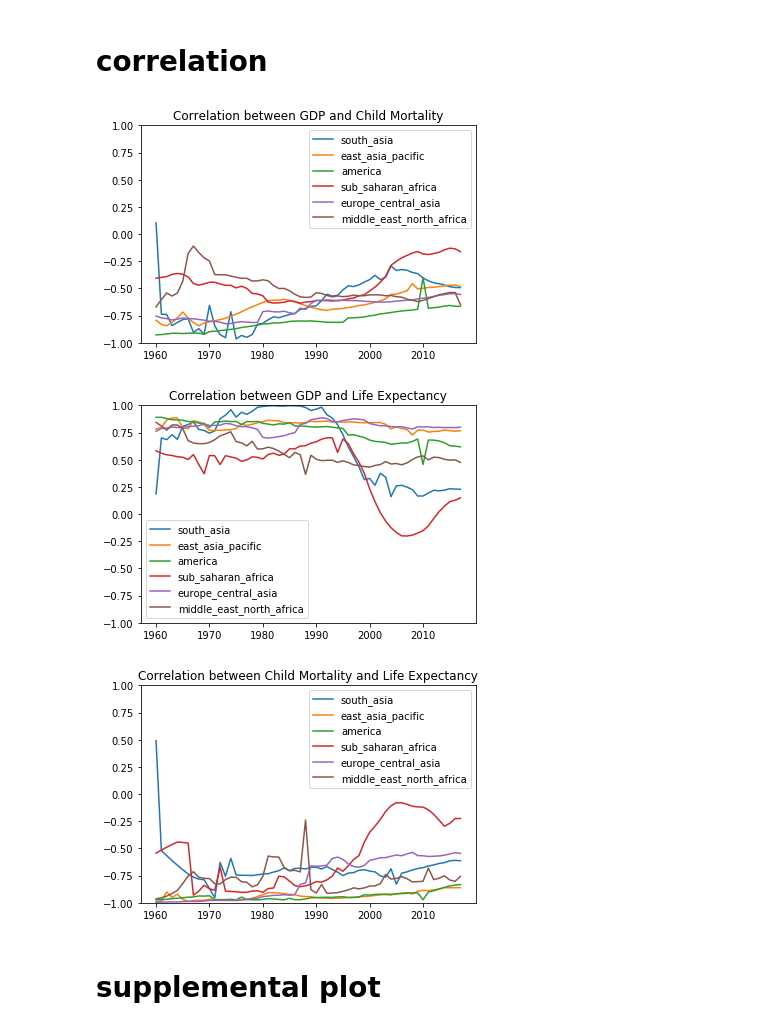
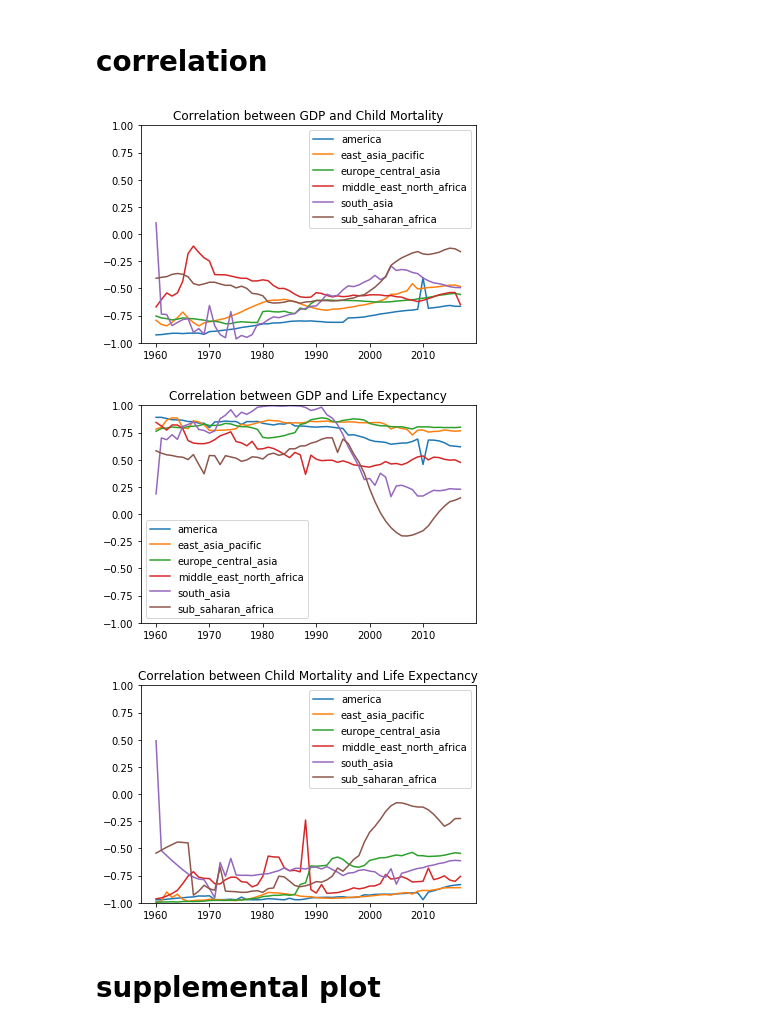
Before and after one commit to chao-h/ds5500hw1, a Jupyter notebook: Q3.ipynb, the cells around one changed output. Cells and saved outputs as stored; diff of their text form; code cells hidden in the pictures.

```diff
--- a/Q3.ipynb
+++ b/Q3.ipynb
@@ -68,9 +68,9 @@ def weighted_corr(x, y, w):
     return a / np.sqrt(b *c)
 # %%
 times = sorted(set(df.time))
-regions = list(set(df.world_6region))
+regions = sorted(set(df.world_6region))
 # %%
-def plot_for(col_a, col_a_name, col_b, col_b_name):
+def plot_for(df, col_a, col_a_name, col_b, col_b_name):
     records = {region: [] for region in df.world_6region}
     for time in times:
         df_time = df[df.time == time]
@@ -86,23 +86,26 @@ def plot_for(col_a, col_a_name, col_b, col_b_name):
 # %%
 save_dir = Path('output')
 # %%
-plot_for('gdppercapita_us_inflation_adjusted', 'GDP',
+plot_for(df,
+         'gdppercapita_us_inflation_adjusted', 'GDP',
          'child_mortality_0_5_year_olds_dying_per_1000_born', 'Child Mortality')
 plt.savefig(save_dir / 'gdp_vs_child_mortality')
 # %% [output]
-[figure, old version]
+[figure, new version]
 # %%
-plot_for('gdppercapita_us_inflation_adjusted', 'GDP',
+plot_for(df,
+         'gdppercapita_us_inflation_adjusted', 'GDP',
          'life_expectancy_years', 'Life Expectancy')
 plt.savefig(save_dir / 'gdp_vs_life_expectancy')
 # %% [output]
-[figure, old version]
+[figure, new version]
 # %%
-plot_for('child_mortality_0_5_year_olds_dying_per_1000_born', 'Child Mortality',
+plot_for(df,
+         'child_mortality_0_5_year_olds_dying_per_1000_born', 'Child Mortality',
          'life_expectancy_years', 'Life Expectancy')
 plt.savefig(save_dir / 'child_mortality_vs_life_expectancy_years')
 # %% [output]
-[figure, old version]
+[figure, new version]
 # %% [markdown]
 # supplemental plot
 # %%
```
Also changed, not shown: parts of 21 cells of this notebook, 15 other files.
